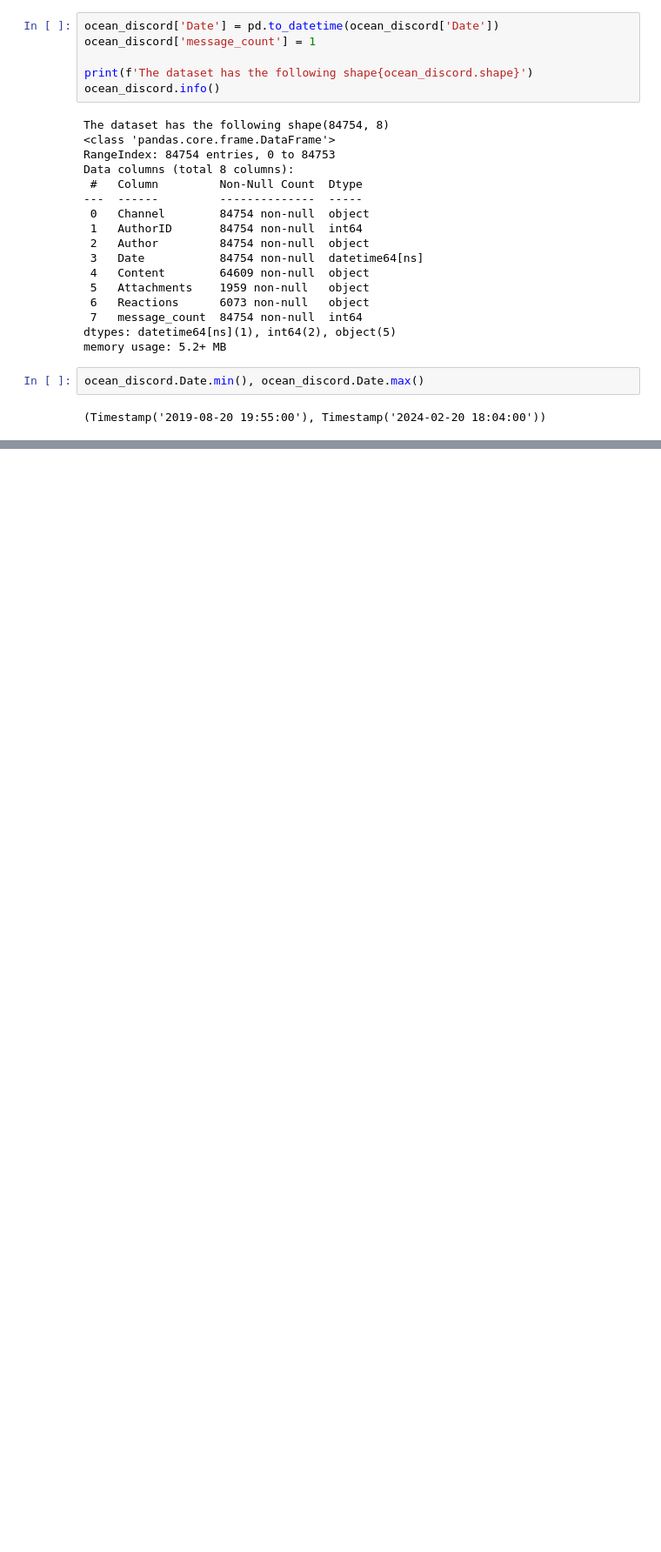
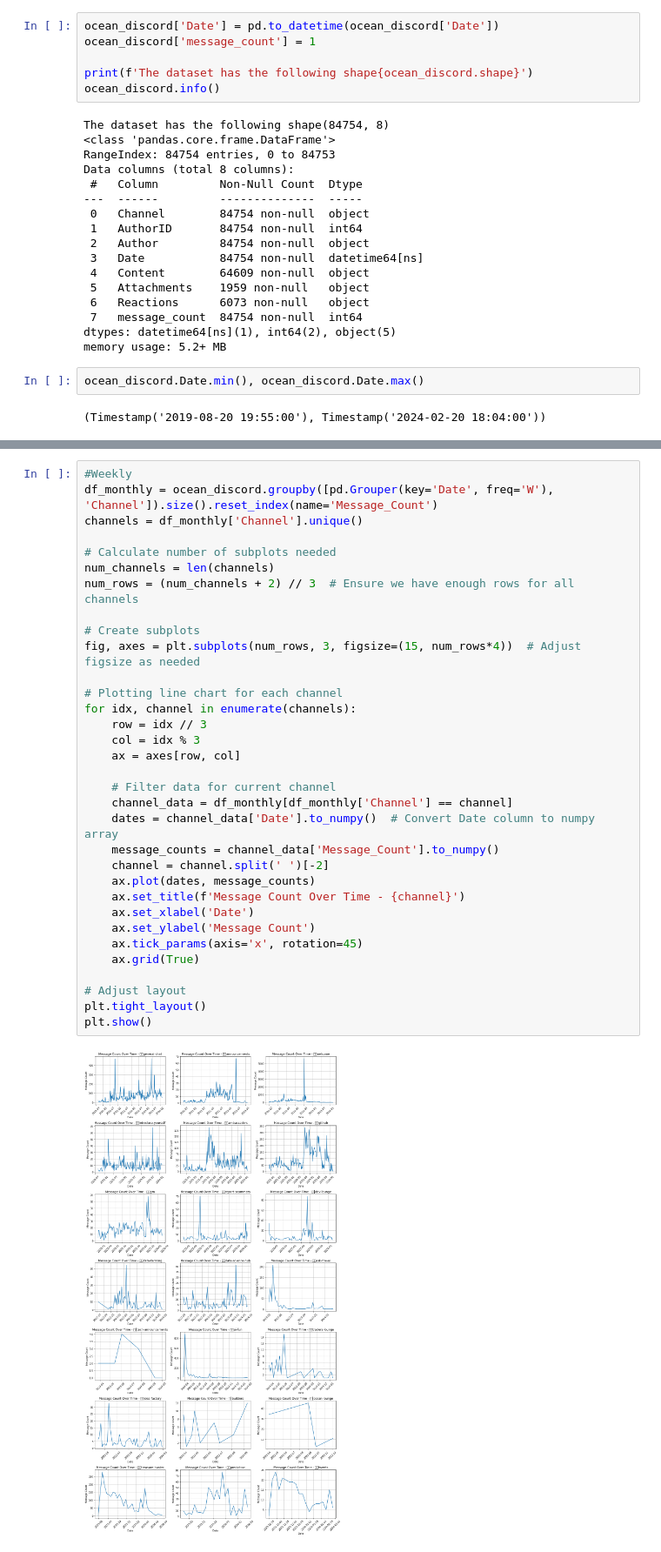
Before and after one commit to MarcLlopart/Discord-Community-Dynamics, a Jupyter notebook: EDA.ipynb, the cells around one changed output, grey strips where cells are left out. Shown at 87% size. Saved outputs shown, nothing was run; the diff lists cells and outputs as text; blank space fills up the shorter version.

```diff
--- a/EDA.ipynb
+++ b/EDA.ipynb
@@ -41,0 +117,35 @@ ocean_discord.Date.min(), ocean_discord.Date.max()
+# %%
+#Weekly
+df_monthly = ocean_discord.groupby([pd.Grouper(key='Date', freq='W'), 'Channel']).size().reset_index(name='Message_Count')
+channels = df_monthly['Channel'].unique()
+
+# Calculate number of subplots needed
+num_channels = len(channels)
+num_rows = (num_channels + 2) // 3  # Ensure we have enough rows for all channels
+
+# Create subplots
+fig, axes = plt.subplots(num_rows, 3, figsize=(15, num_rows*4))  # Adjust figsize as needed
+
+# Plotting line chart for each channel
+for idx, channel in enumerate(channels):
+    row = idx // 3
+    col = idx % 3
+    ax = axes[row, col]
+
+    # Filter data for current channel
+    channel_data = df_monthly[df_monthly['Channel'] == channel]
+    dates = channel_data['Date'].to_numpy()  # Convert Date column to numpy array
+    message_counts = channel_data['Message_Count'].to_numpy()
+    channel = channel.split(' ')[-2]
+    ax.plot(dates, message_counts)
+    ax.set_title(f'Message Count Over Time - {channel}')
+    ax.set_xlabel('Date')
+    ax.set_ylabel('Message Count')
+    ax.tick_params(axis='x', rotation=45)
+    ax.grid(True)
+
+# Adjust layout
+plt.tight_layout()
+plt.show()
+# %% [output]
+[figure, added]
```
Also changed, not shown: parts of 7 cells of this notebook, 1 other file.
